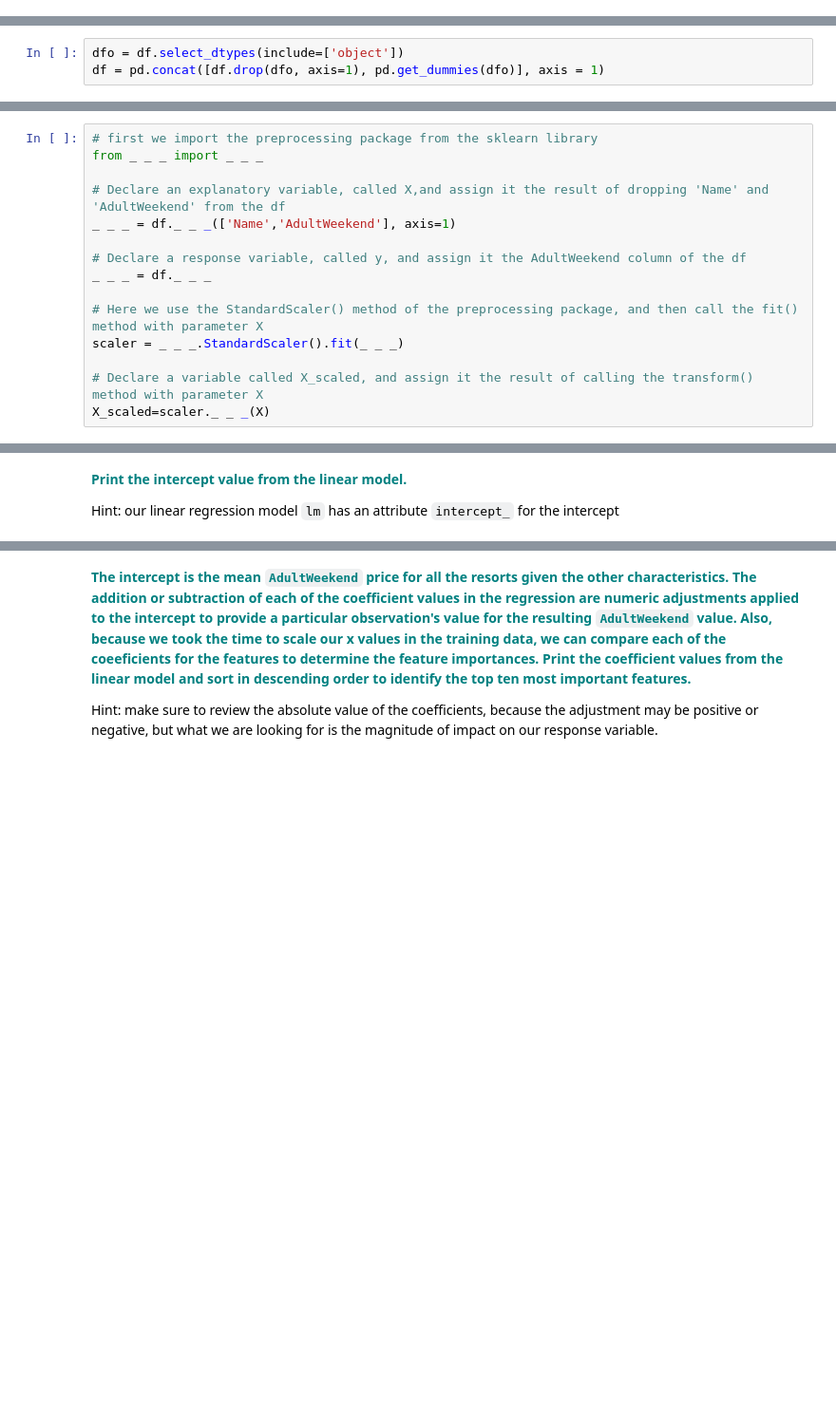
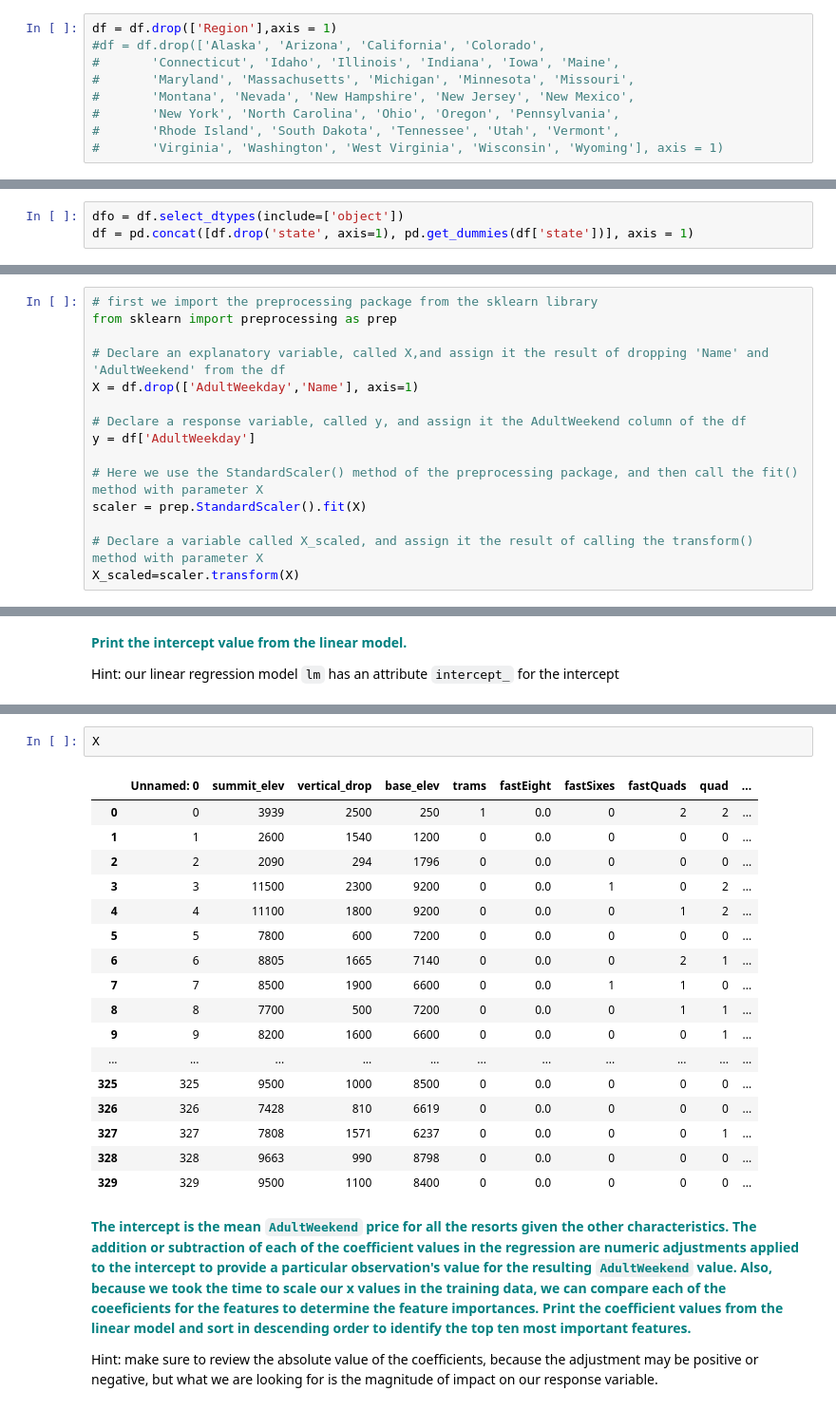
Before and after one commit to jadeal147/BigMountainResort, a Jupyter notebook: modeling/GuidedCapstoneStep4 and step5HL.ipynb, the cells around one changed output, grey strips where cells are left out. Shown at 95% size. Cells and saved outputs as stored; diff of their text form; blank space fills up the shorter version.

```diff
--- a/modeling/GuidedCapstoneStep4 and step5HL.ipynb
+++ b/modeling/GuidedCapstoneStep4 and step5HL.ipynb
@@ -49,3 +46,12 @@ AttributeError: module 'pandas' has no attribute 'type'
+# %%
+df = df.drop(['Region'],axis = 1)
+#df = df.drop(['Alaska', 'Arizona', 'California', 'Colorado',
+#       'Connecticut', 'Idaho', 'Illinois', 'Indiana', 'Iowa', 'Maine',
+#       'Maryland', 'Massachusetts', 'Michigan', 'Minnesota', 'Missouri',
+#       'Montana', 'Nevada', 'New Hampshire', 'New Jersey', 'New Mexico',
+#       'New York', 'North Carolina', 'Ohio', 'Oregon', 'Pennsylvania',
+#       'Rhode Island', 'South Dakota', 'Tennessee', 'Utah', 'Vermont',
+#       'Virginia', 'Washington', 'West Virginia', 'Wisconsin', 'Wyoming'], axis = 1)
 # %% [markdown]
 ## Create dummy features for categorical variables
 # %% [markdown]
@@ -54,4 +60,4 @@ AttributeError: module 'pandas' has no attribute 'type'
 Hint: you can see an example of how to execute this in Aiden's article on preprocessing [here](https://medium.com/@aiden.dataminer/the-data-science-method-dsm-pre-processing-and-training-data-development-fd2d75182967).
 # %%
 dfo = df.select_dtypes(include=['object'])
-df = pd.concat([df.drop(dfo, axis=1), pd.get_dummies(dfo)], axis = 1)
+df = pd.concat([df.drop('state', axis=1), pd.get_dummies(df['state'])], axis = 1)
@@ -62,18 +98,18 @@ df = pd.concat([df.drop(dfo, axis=1), pd.get_dummies(dfo)], axis = 1)
 # %%
 # first we import the preprocessing package from the sklearn library
-from _ _ _ import _ _ _
+from sklearn import preprocessing as prep
 
 # Declare an explanatory variable, called X,and assign it the result of dropping 'Name' and 'AdultWeekend' from the df
-_ _ _ = df._ _ _(['Name','AdultWeekend'], axis=1)
+X = df.drop(['AdultWeekday','Name'], axis=1)
 
 # Declare a response variable, called y, and assign it the AdultWeekend column of the df
-_ _ _ = df._ _ _
+y = df['AdultWeekday']
 
 # Here we use the StandardScaler() method of the preprocessing package, and then call the fit() method with parameter X
-scaler = _ _ _.StandardScaler().fit(_ _ _)
+scaler = prep.StandardScaler().fit(X)
 
 # Declare a variable called X_scaled, and assign it the result of calling the transform() method with parameter X
-X_scaled=scaler._ _ _(X)
+X_scaled=scaler.transform(X)
 # %% [markdown]
 ## Split into training and testing datasets
 # %% [markdown]
@@ -149,3 +198,23 @@ Hint: our linear regression model `lm` has an attribute `intercept_` for the int
+# %%
+X
+# %% [output]
+|  | Unnamed: 0 | summit_elev | vertical_drop | base_elev | trams | fastEight | fastSixes | fastQuads | quad | ... |
+| 0 | 0 | 3939 | 2500 | 250 | 1 | 0.0 | 0 | 2 | 2 | ... |
+| 1 | 1 | 2600 | 1540 | 1200 | 0 | 0.0 | 0 | 0 | 0 | ... |
+| 2 | 2 | 2090 | 294 | 1796 | 0 | 0.0 | 0 | 0 | 0 | ... |
+| 3 | 3 | 11500 | 2300 | 9200 | 0 | 0.0 | 1 | 0 | 2 | ... |
+| 4 | 4 | 11100 | 1800 | 9200 | 0 | 0.0 | 0 | 1 | 2 | ... |
+| 5 | 5 | 7800 | 600 | 7200 | 0 | 0.0 | 0 | 0 | 0 | ... |
+| 6 | 6 | 8805 | 1665 | 7140 | 0 | 0.0 | 0 | 2 | 1 | ... |
+| 7 | 7 | 8500 | 1900 | 6600 | 0 | 0.0 | 1 | 1 | 0 | ... |
+| 8 | 8 | 7700 | 500 | 7200 | 0 | 0.0 | 0 | 1 | 1 | ... |
+| 9 | 9 | 8200 | 1600 | 6600 | 0 | 0.0 | 0 | 0 | 1 | ... |
+| ... | ... | ... | ... | ... | ... | ... | ... | ... | ... | ... |
+| 325 | 325 | 9500 | 1000 | 8500 | 0 | 0.0 | 0 | 0 | 0 | ... |
+| 326 | 326 | 7428 | 810 | 6619 | 0 | 0.0 | 0 | 0 | 0 | ... |
+| 327 | 327 | 7808 | 1571 | 6237 | 0 | 0.0 | 0 | 0 | 1 | ... |
+| 328 | 328 | 9663 | 990 | 8798 | 0 | 0.0 | 0 | 0 | 0 | ... |
+| 329 | 329 | 9500 | 1100 | 8400 | 0 | 0.0 | 0 | 0 | 0 | ... |
 # %% [markdown]
 **<font color='teal'> The intercept is the mean `AdultWeekend` price for all the resorts given the other characteristics. The addition or subtraction of each of the coefficient values in the regression are numeric adjustments applied to the intercept to provide a particular observation's value for the resulting `AdultWeekend` value. Also, because we took the time to scale our x values in the training data, we can compare each of the coeeficients for the features to determine the feature importances. Print the coefficient values from the linear model and sort in descending order to identify the top ten most important features.</font>**
 
```
Also changed, not shown: parts of 19 cells of this notebook.
